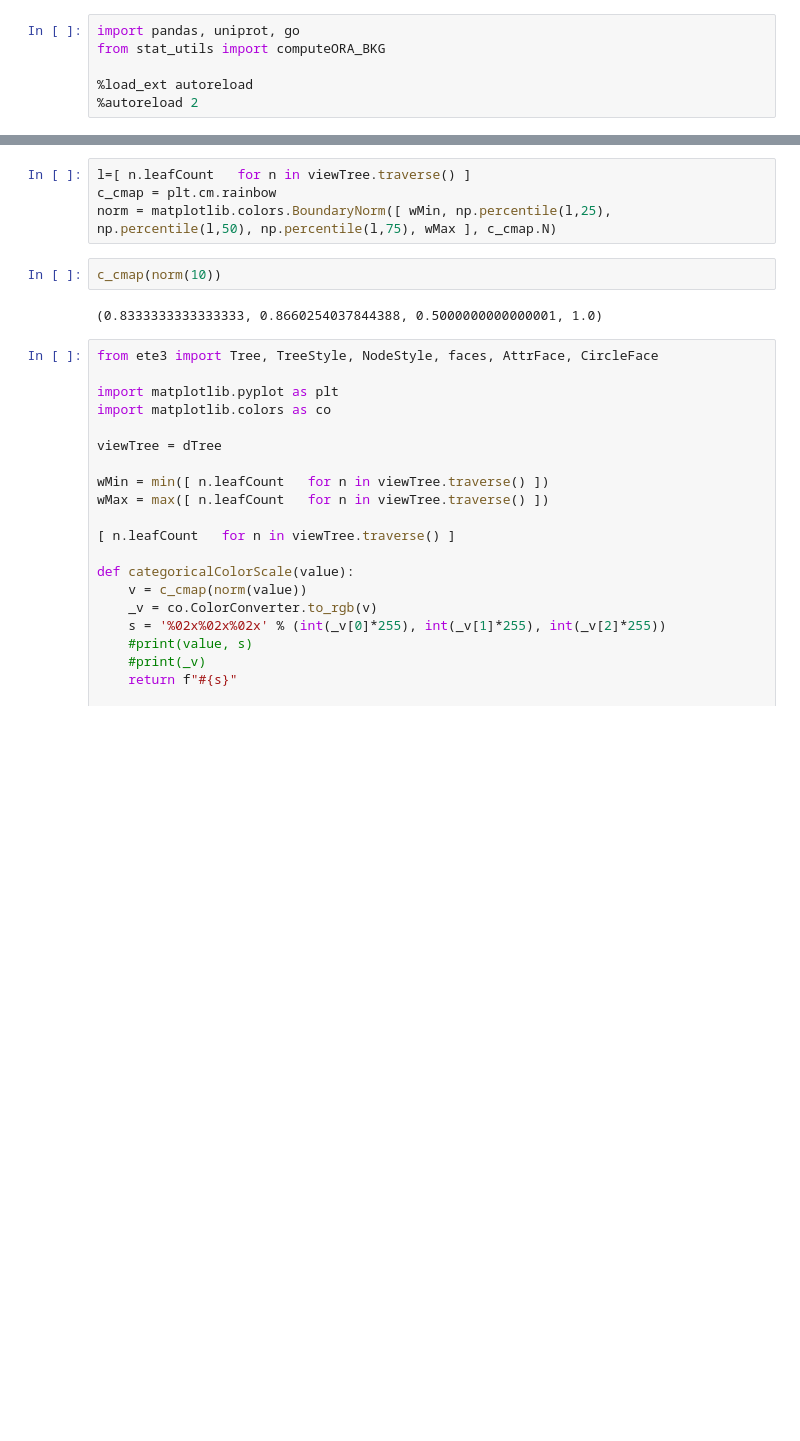
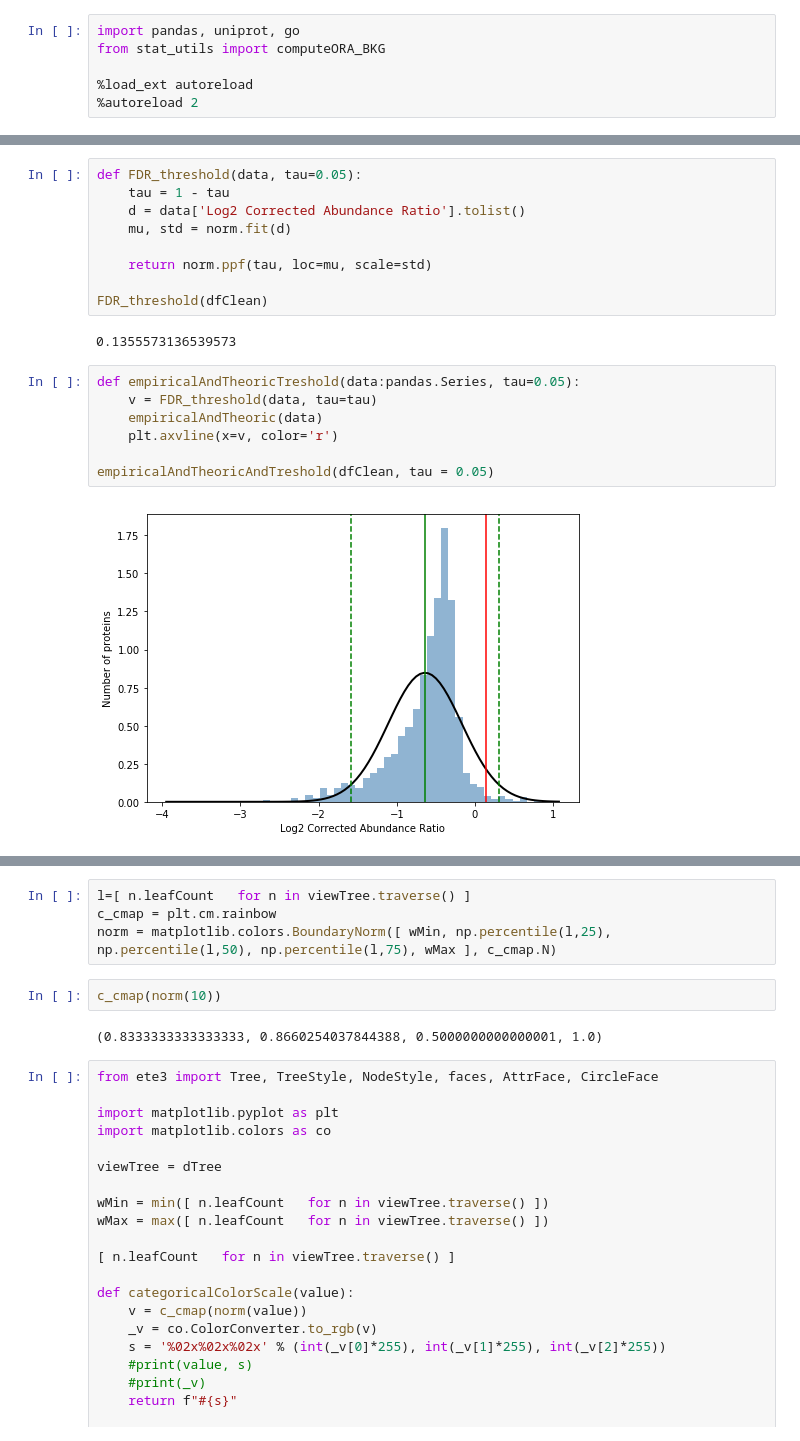
Before and after one commit to glaunay/VDB_jupyter, a Jupyter notebook: Séance1.ipynb, the cells around one changed output, grey strips where cells are left out. Cells and saved outputs as stored; diff of their text form; blank space fills up the shorter version.

```diff
--- a/Séance1.ipynb
+++ b/Séance1.ipynb
@@ -338,0 +212,20 @@ max([ n.leafCount   for n in viewTree.traverse() ])
+# %%
+def FDR_threshold(data, tau=0.05):
+    tau = 1 - tau
+    d = data['Log2 Corrected Abundance Ratio'].tolist()
+    mu, std = norm.fit(d)
+
+    return norm.ppf(tau, loc=mu, scale=std)
+
+FDR_threshold(dfClean)
+# %% [output]
+0.1355573136539573
+# %%
+def empiricalAndTheoricTreshold(data:pandas.Series, tau=0.05):
+    v = FDR_threshold(data, tau=tau)
+    empiricalAndTheoric(data)
+    plt.axvline(x=v, color='r')
+
+empiricalAndTheoricAndTreshold(dfClean, tau = 0.05)
+# %% [output]
+[figure, added]
```
Also changed, not shown: parts of 64 cells of this notebook.
